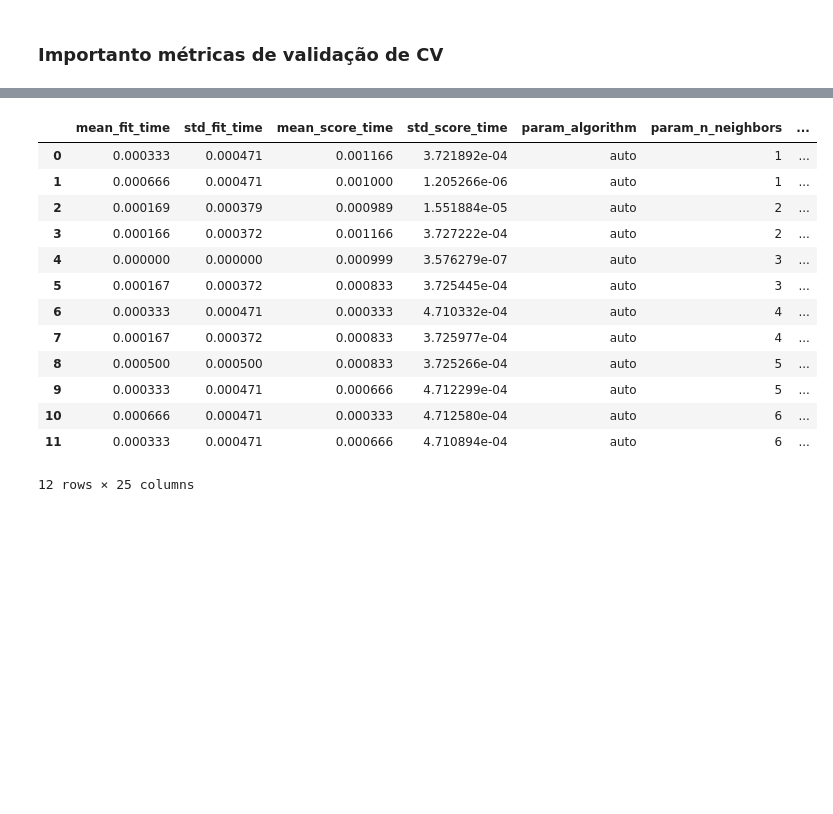
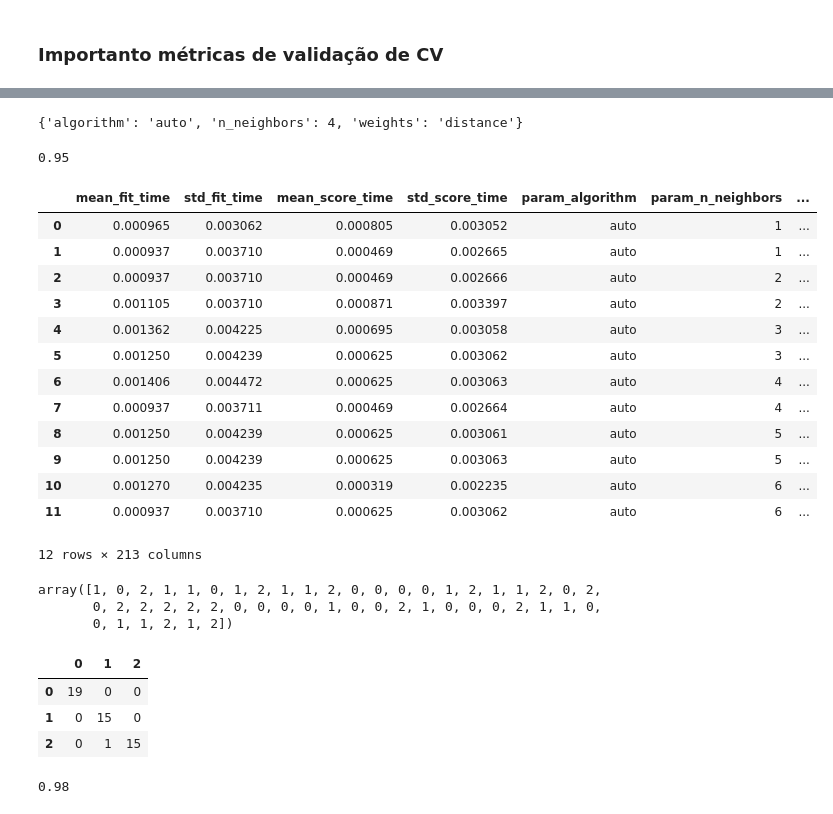
Before and after one commit to arthurgangeiro/estudo-ML, a Jupyter notebook: KNN - Classificação.ipynb, the cells around one changed output, grey strips where cells are left out. Cells and saved outputs as stored; diff of their text form; code cells hidden in the pictures; blank space fills up the shorter version.

```diff
--- a/KNN - Classificação.ipynb
+++ b/KNN - Classificação.ipynb
@@ -131,0 +170,18 @@ model.best_params_
+# %%
+clf = KNeighborsClassifier()
+#parametros do KNN
+#KNeighborsClassifier(n_neighbors=3, weights='uniform', algorithm='auto', leaf_size=30,
+#                           p=2, metric='minkowski', metric_params=None, n_jobs=1)
+parameters = {
+    'weights' : ['uniform', 'distance'],
+    'n_neighbors': [1,2,3,4,5,6] ,
+    'algorithm': ['auto']
+}
+
+model_loo = GridSearchCV(estimator = clf,
+                     param_grid = parameters, scoring= 'accuracy', fit_params=None, n_jobs=1, iid=True, refit=True,
+                     cv=cv_loo, verbose=0, pre_dispatch='2*n_jobs', error_score='raise', return_train_score= True)
+
+#scoring: forma de avaliar os parametros, o melhor pro modelo. se não passar, usa o default do modelo.
+# pode receber: http://scikit-learn.org/stable/modules/model_evaluation.html#scoring-parameter
+model
@@ -132,17 +198,45 @@ model.best_params_
+# %%
+knn_fit_loo = model_loo.fit(X_train,y_train)
+# %%
+knn_fit_loo.best_params_
+# %% [output]
+{'algorithm': 'auto', 'n_neighbors': 4, 'weights': 'distance'}
+# %%
+knn_fit_loo.best_score_
+# %% [output]
+0.95
 # %%
-pd.DataFrame(model.cv_results_)
+pd.DataFrame(knn_fit_loo.cv_results_)
 # %% [output]
 |  | mean_fit_time | std_fit_time | mean_score_time | std_score_time | param_algorithm | param_n_neighbors | ... |
-| 0 | 0.000333 | 0.000471 | 0.001166 | 3.721892e-04 | auto | 1 | ... |
-| 1 | 0.000666 | 0.000471 | 0.001000 | 1.205266e-06 | auto | 1 | ... |
-| 2 | 0.000169 | 0.000379 | 0.000989 | 1.551884e-05 | auto | 2 | ... |
-| 3 | 0.000166 | 0.000372 | 0.001166 | 3.727222e-04 | auto | 2 | ... |
-| 4 | 0.000000 | 0.000000 | 0.000999 | 3.576279e-07 | auto | 3 | ... |
-| 5 | 0.000167 | 0.000372 | 0.000833 | 3.725445e-04 | auto | 3 | ... |
-| 6 | 0.000333 | 0.000471 | 0.000333 | 4.710332e-04 | auto | 4 | ... |
-| 7 | 0.000167 | 0.000372 | 0.000833 | 3.725977e-04 | auto | 4 | ... |
-| 8 | 0.000500 | 0.000500 | 0.000833 | 3.725266e-04 | auto | 5 | ... |
-| 9 | 0.000333 | 0.000471 | 0.000666 | 4.712299e-04 | auto | 5 | ... |
-| 10 | 0.000666 | 0.000471 | 0.000333 | 4.712580e-04 | auto | 6 | ... |
-| 11 | 0.000333 | 0.000471 | 0.000666 | 4.710894e-04 | auto | 6 | ... |
+| 0 | 0.000965 | 0.003062 | 0.000805 | 0.003052 | auto | 1 | ... |
+| 1 | 0.000937 | 0.003710 | 0.000469 | 0.002665 | auto | 1 | ... |
+| 2 | 0.000937 | 0.003710 | 0.000469 | 0.002666 | auto | 2 | ... |
+| 3 | 0.001105 | 0.003710 | 0.000871 | 0.003397 | auto | 2 | ... |
+| 4 | 0.001362 | 0.004225 | 0.000695 | 0.003058 | auto | 3 | ... |
+| 5 | 0.001250 | 0.004239 | 0.000625 | 0.003062 | auto | 3 | ... |
+| 6 | 0.001406 | 0.004472 | 0.000625 | 0.003063 | auto | 4 | ... |
+| 7 | 0.000937 | 0.003711 | 0.000469 | 0.002664 | auto | 4 | ... |
+| 8 | 0.001250 | 0.004239 | 0.000625 | 0.003061 | auto | 5 | ... |
+| 9 | 0.001250 | 0.004239 | 0.000625 | 0.003063 | auto | 5 | ... |
+| 10 | 0.001270 | 0.004235 | 0.000319 | 0.002235 | auto | 6 | ... |
+| 11 | 0.000937 | 0.003710 | 0.000625 | 0.003062 | auto | 6 | ... |
-12 rows × 25 columns
+12 rows × 213 columns
+# %%
+loo_predict = knn_fit_loo.predict(X_test)
+loo_predict
+# %% [output]
+array([1, 0, 2, 1, 1, 0, 1, 2, 1, 1, 2, 0, 0, 0, 0, 1, 2, 1, 1, 2, 0, 2,
+       0, 2, 2, 2, 2, 2, 0, 0, 0, 0, 1, 0, 0, 2, 1, 0, 0, 0, 2, 1, 1, 0,
+       0, 1, 1, 2, 1, 2])
+# %%
+pd.DataFrame(confusion_matrix(y_test, loo_predict, labels=None, sample_weight=None))
+# %% [output]
+|  | 0 | 1 | 2 |
+| 0 | 19 | 0 | 0 |
+| 1 | 0 | 15 | 0 |
+| 2 | 0 | 1 | 15 |
+# %%
+accuracy_score(y_test, loo_predict)
+# %% [output]
+0.98
```
Also changed, not shown: parts of 17 cells of this notebook.
